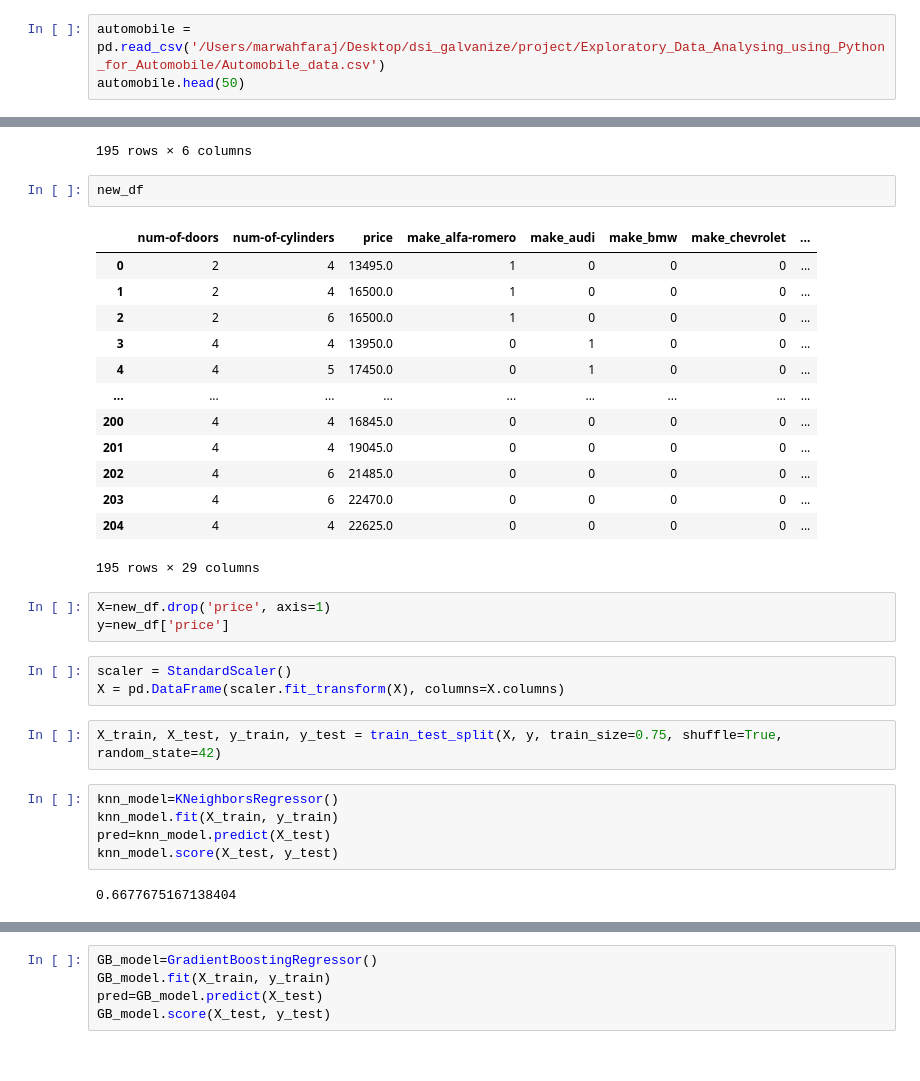
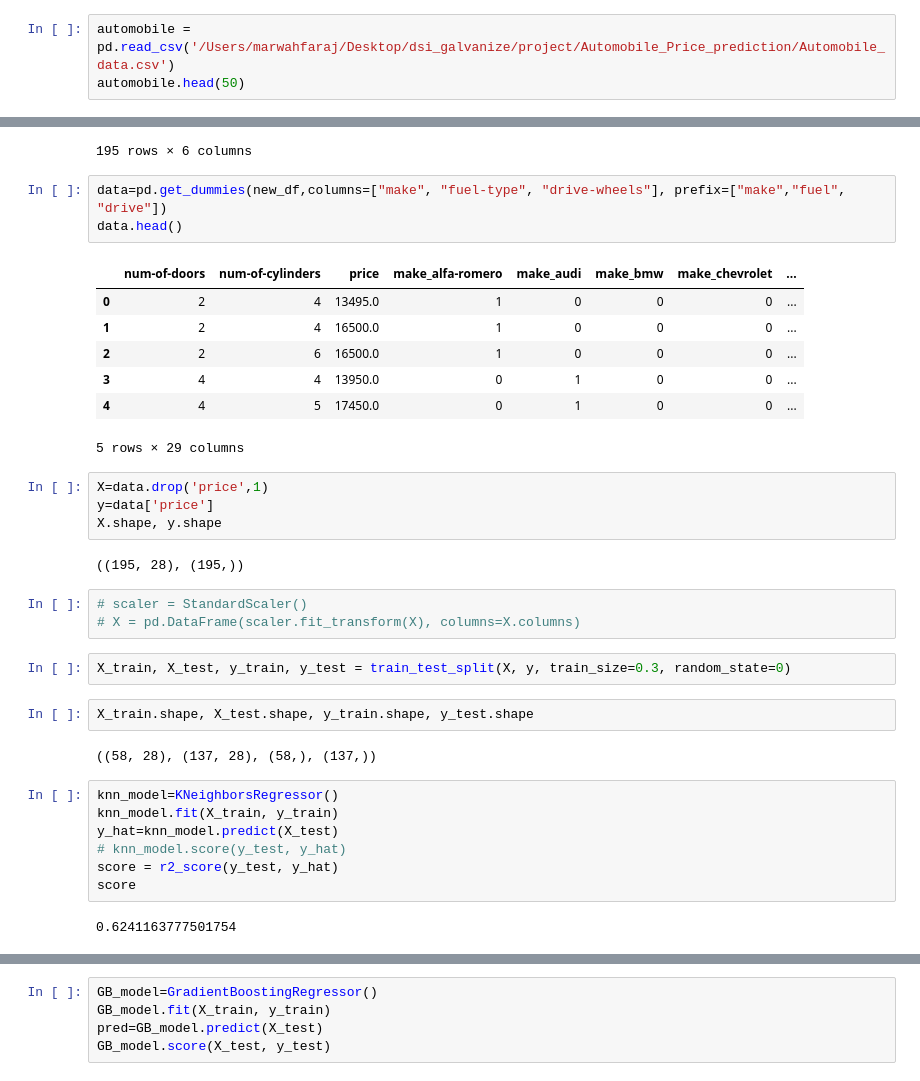
Before and after one commit to marwahfaraj/Automobile_Price_Prediction, a Jupyter notebook: car.ipynb, the cells around one changed output, grey strips where cells are left out. Cells and saved outputs as stored; diff of their text form.

```diff
--- a/car.ipynb
+++ b/car.ipynb
@@ -18,7 +18,7 @@ plt.rcParams['axes.facecolor'] = 'white'
 # %% [markdown]
 # Loading the dataset
 # %%
-automobile = pd.read_csv('/Users/marwahfaraj/Desktop/dsi_galvanize/project/Exploratory_Data_Analysing_using_Python_for_Automobile/Automobile_data.csv')
+automobile = pd.read_csv('/Users/marwahfaraj/Desktop/dsi_galvanize/project/Automobile_Price_prediction/Automobile_data.csv')
 automobile.head(50)
 # %% [output]
 |  | symboling | normalized-losses | make | fuel-type | aspiration | num-of-doors | body-style | drive-wheels | ... |
@@ -673,34 +673,38 @@ new_df
 | 203 | volvo | diesel | 4 | rwd | 6 | 22470.0 |
 | 204 | volvo | gas | 4 | rwd | 4 | 22625.0 |
 195 rows × 6 columns
-# %%
-new_df
-# %% [output]
-|  | num-of-doors | num-of-cylinders | price | make_alfa-romero | make_audi | make_bmw | make_chevrolet | ... |
-| 0 | 2 | 4 | 13495.0 | 1 | 0 | 0 | 0 | ... |
-| 1 | 2 | 4 | 16500.0 | 1 | 0 | 0 | 0 | ... |
-| 2 | 2 | 6 | 16500.0 | 1 | 0 | 0 | 0 | ... |
-| 3 | 4 | 4 | 13950.0 | 0 | 1 | 0 | 0 | ... |
-| 4 | 4 | 5 | 17450.0 | 0 | 1 | 0 | 0 | ... |
-| ... | ... | ... | ... | ... | ... | ... | ... | ... |
-| 200 | 4 | 4 | 16845.0 | 0 | 0 | 0 | 0 | ... |
-| 201 | 4 | 4 | 19045.0 | 0 | 0 | 0 | 0 | ... |
-| 202 | 4 | 6 | 21485.0 | 0 | 0 | 0 | 0 | ... |
-| 203 | 4 | 6 | 22470.0 | 0 | 0 | 0 | 0 | ... |
-| 204 | 4 | 4 | 22625.0 | 0 | 0 | 0 | 0 | ... |
-195 rows × 29 columns
+# %%
+data=pd.get_dummies(new_df,columns=["make", "fuel-type", "drive-wheels"], prefix=["make","fuel", "drive"])
+data.head()
+# %% [output]
+|  | num-of-doors | num-of-cylinders | price | make_alfa-romero | make_audi | make_bmw | make_chevrolet | ... |
+| 0 | 2 | 4 | 13495.0 | 1 | 0 | 0 | 0 | ... |
+| 1 | 2 | 4 | 16500.0 | 1 | 0 | 0 | 0 | ... |
+| 2 | 2 | 6 | 16500.0 | 1 | 0 | 0 | 0 | ... |
+| 3 | 4 | 4 | 13950.0 | 0 | 1 | 0 | 0 | ... |
+| 4 | 4 | 5 | 17450.0 | 0 | 1 | 0 | 0 | ... |
+5 rows × 29 columns
 # %%
-X=new_df.drop('price', axis=1)
-y=new_df['price']
+X=data.drop('price',1)
+y=data['price']
+X.shape, y.shape
+# %% [output]
+((195, 28), (195,))
 # %%
-scaler = StandardScaler()
-X = pd.DataFrame(scaler.fit_transform(X), columns=X.columns)
+# scaler = StandardScaler()
+# X = pd.DataFrame(scaler.fit_transform(X), columns=X.columns)
 # %%
-X_train, X_test, y_train, y_test = train_test_split(X, y, train_size=0.75, shuffle=True, random_state=42)
+X_train, X_test, y_train, y_test = train_test_split(X, y, train_size=0.3, random_state=0)
+# %%
+X_train.shape, X_test.shape, y_train.shape, y_test.shape
+# %% [output]
+((58, 28), (137, 28), (58,), (137,))
 # %%
 knn_model=KNeighborsRegressor()
 knn_model.fit(X_train, y_train)
-pred=knn_model.predict(X_test)
-knn_model.score(X_test, y_test)
+y_hat=knn_model.predict(X_test)
+# knn_model.score(y_test, y_hat)
+score = r2_score(y_test, y_hat)
+score
 # %% [output]
-0.6677675167138404
+0.6241163777501754
```
Also changed, not shown: parts of 17 cells of this notebook.
